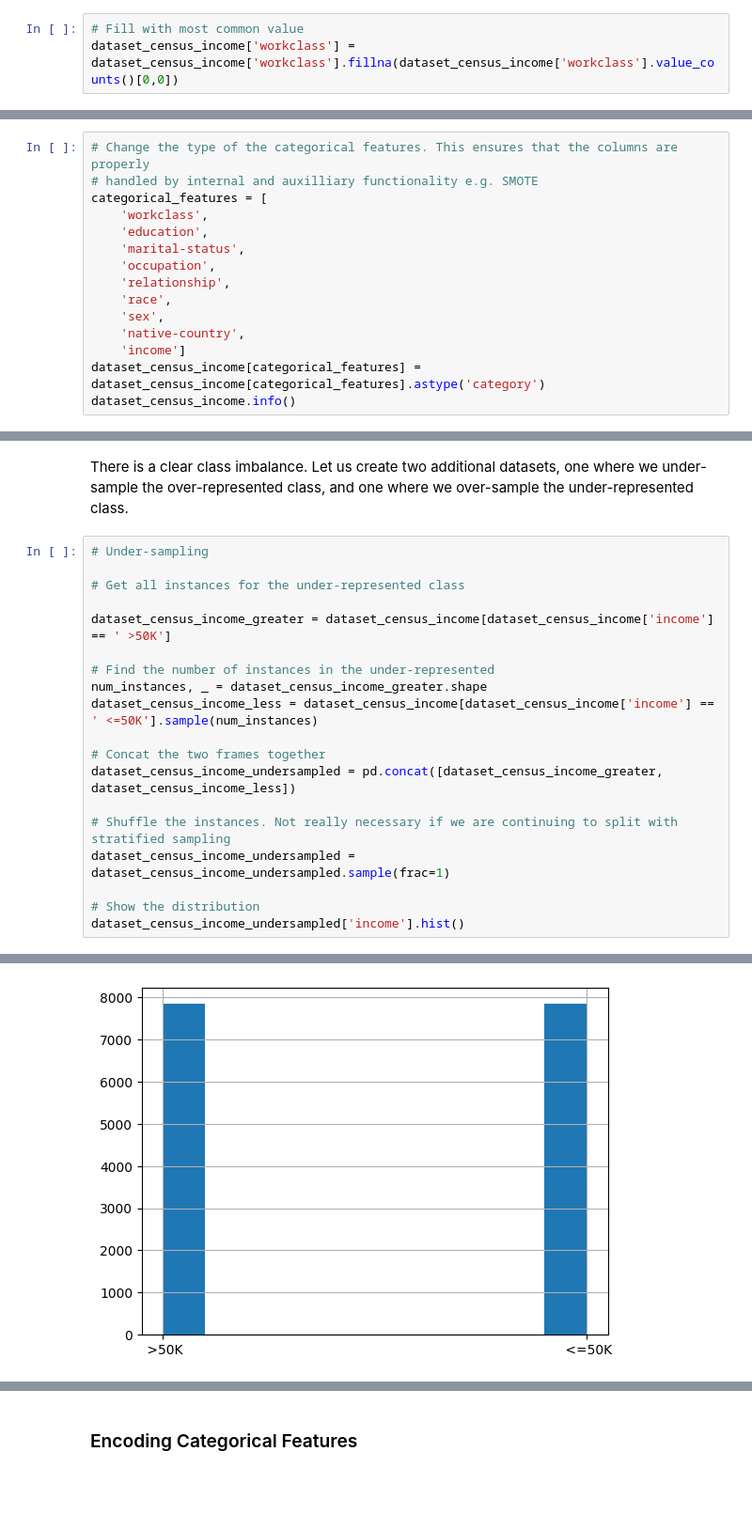
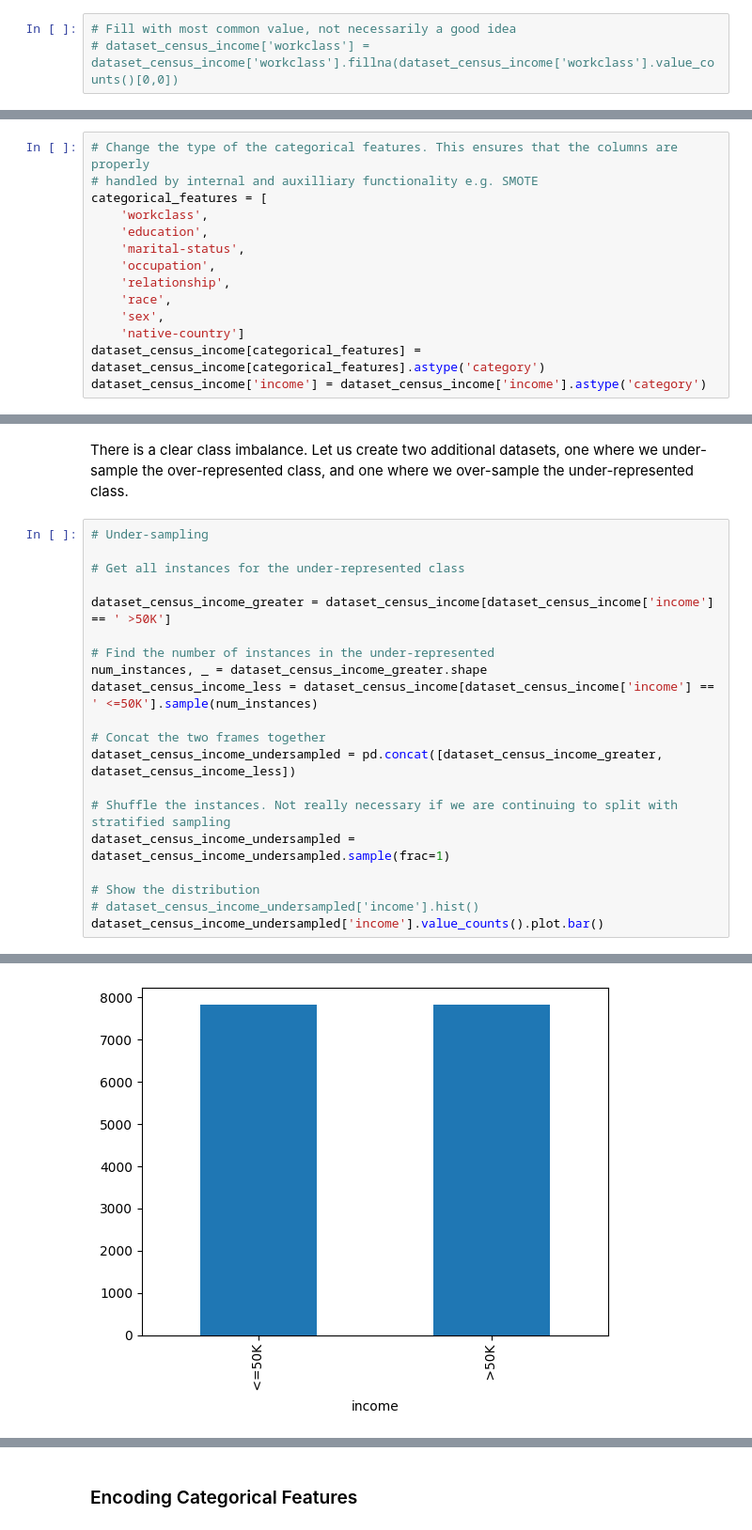
Before and after one commit to lavima/itf31519_2024, a Jupyter notebook: processing_analysis_and_unsupervised/exploratory_analysis_and_data_processing.ipynb, the cells around one changed output, grey strips where cells are left out. Shown: that part at 94% size. Saved outputs shown, nothing was run; the diff lists cells and outputs as text; blank space fills up the shorter version.

```diff
--- a/processing_analysis_and_unsupervised/exploratory_analysis_and_data_processing.ipynb
+++ b/processing_analysis_and_unsupervised/exploratory_analysis_and_data_processing.ipynb
@@ -146,5 +147,5 @@ Unknown               1836
  Never-worked            7
 Name: count, dtype: int64
 # %%
-# Fill with most common value
-dataset_census_income['workclass'] = dataset_census_income['workclass'].fillna(dataset_census_income['workclass'].value_counts()[0,0])
+# Fill with most common value, not necessarily a good idea
+# dataset_census_income['workclass'] = dataset_census_income['workclass'].fillna(dataset_census_income['workclass'].value_counts()[0,0])
@@ -193,7 +192,6 @@ categorical_features = [
     'relationship',
     'race',
     'sex',
-    'native-country',
-    'income']
+    'native-country']
 dataset_census_income[categorical_features] = dataset_census_income[categorical_features].astype('category')
-dataset_census_income.info()
+dataset_census_income['income'] = dataset_census_income['income'].astype('category')
@@ -242,5 +223,6 @@ dataset_census_income_undersampled = pd.concat([dataset_census_income_greater, d
 dataset_census_income_undersampled = dataset_census_income_undersampled.sample(frac=1)
 
 # Show the distribution
-dataset_census_income_undersampled['income'].hist()
+# dataset_census_income_undersampled['income'].hist()
+dataset_census_income_undersampled['income'].value_counts().plot.bar()
 # %% [output]
@@ -248,4 +230,4 @@ dataset_census_income_undersampled['income'].hist()
-[figure, old version]
+[figure, new version]
 # %%
 # Over-sampling using SMOTE
 
```
Also changed, not shown: parts of 12 cells of this notebook, 2 other files.
